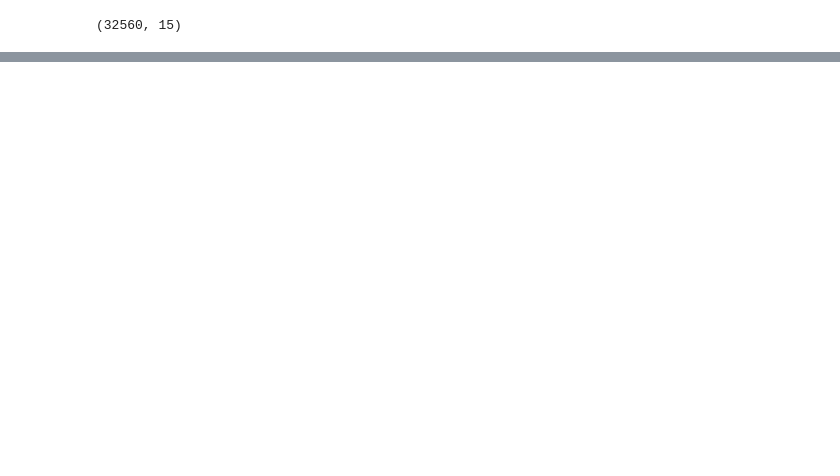
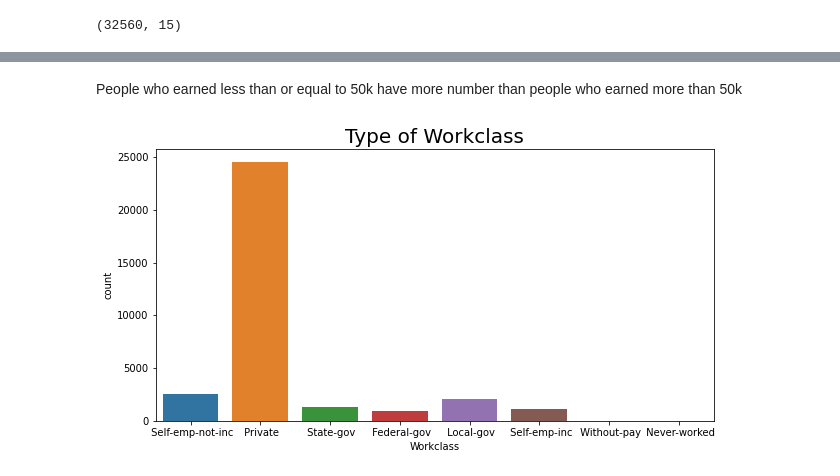
Before and after one commit to HarshalPawar88/Evaluation-Projects, a Jupyter notebook: Census_Income_Project.ipynb, the cells around one changed output, grey strips where cells are left out. Cells and saved outputs as stored; diff of their text form; code cells hidden in the pictures; blank space fills up the shorter version.

```diff
--- a/Census_Income_Project.ipynb
+++ b/Census_Income_Project.ipynb
@@ -44,0 +106,9 @@ df.shape
+# %% [markdown]
+People who earned less than or equal to 50k have more number than people who earned more than 50k
+# %%
+plt.figure(figsize = (10,5))
+sns.countplot(x="Workclass", data=df)
+plt.title("Type of Workclass", fontsize = 20)
+plt.show()
+# %% [output]
+[figure, added]
```
Also changed, not shown: parts of 212 cells of this notebook.
